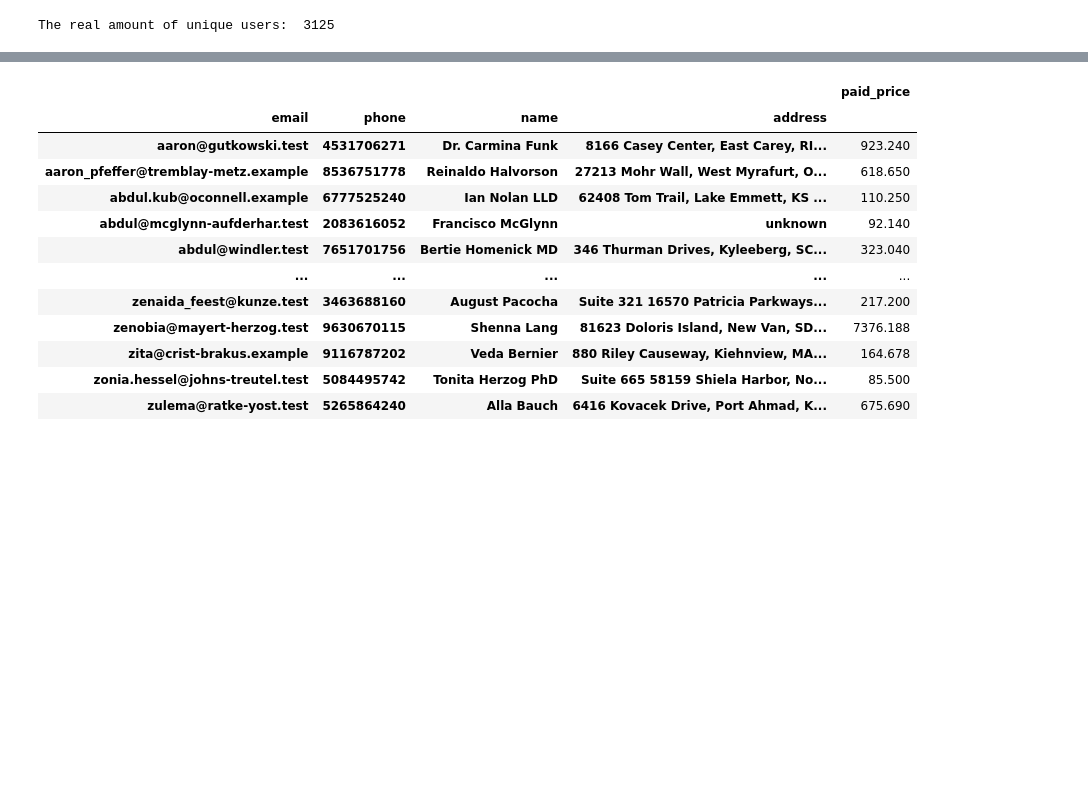
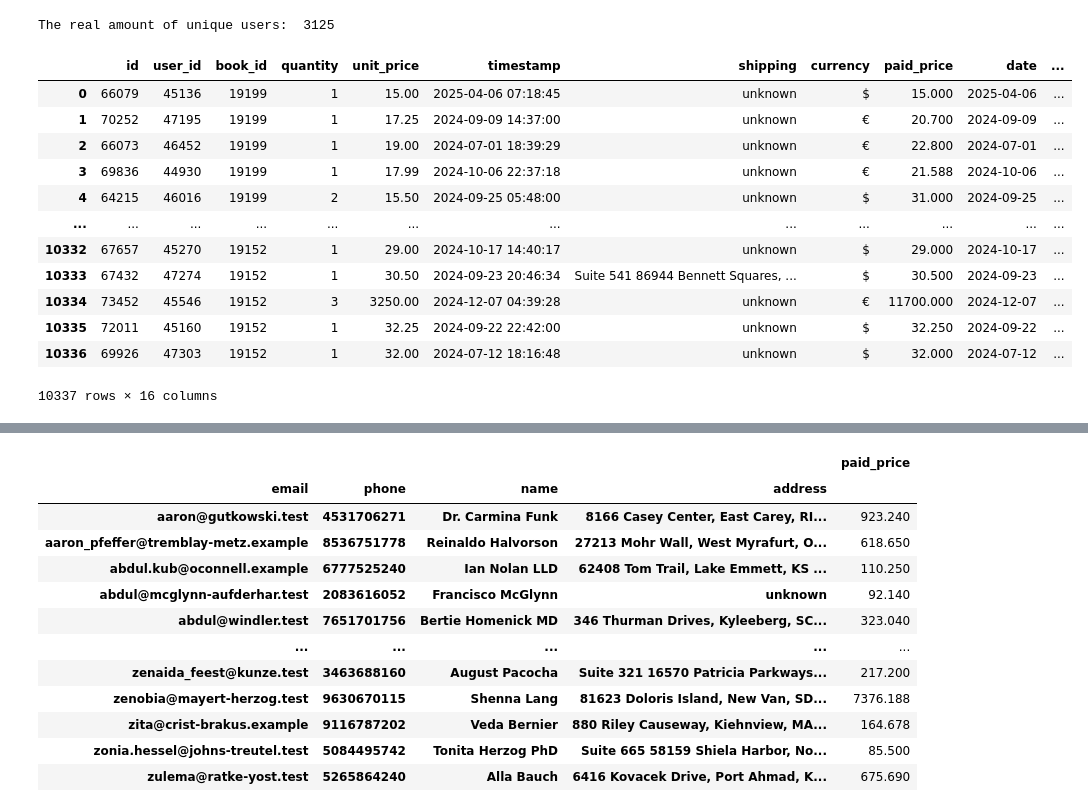
Before and after one commit to nadiia2302/etl-book-sales-analytics, a Jupyter notebook: data1_in_details.ipynb, the cells around one changed output, grey strips where cells are left out. Drawn from its saved outputs; the diff is of its cells as text; code cells hidden in the pictures; blank space fills up the shorter version.

```diff
--- a/data1_in_details.ipynb
+++ b/data1_in_details.ipynb
@@ -564,3 +562,20 @@ dtype: float64
 print("The real amount of unique users: ", len(users))
 # %% [output]
 The real amount of unique users:  3125
+# %%
+merged_books_orders = pd.merge(orders, books, left_on = 'book_id', right_on = ':id', how = 'right' )
+merged_books_orders
+# %% [output]
+|  | id | user_id | book_id | quantity | unit_price | timestamp | shipping | currency | paid_price | date | ... |
+| 0 | 66079 | 45136 | 19199 | 1 | 15.00 | 2025-04-06 07:18:45 | unknown | $ | 15.000 | 2025-04-06 | ... |
+| 1 | 70252 | 47195 | 19199 | 1 | 17.25 | 2024-09-09 14:37:00 | unknown | € | 20.700 | 2024-09-09 | ... |
+| 2 | 66073 | 46452 | 19199 | 1 | 19.00 | 2024-07-01 18:39:29 | unknown | € | 22.800 | 2024-07-01 | ... |
+| 3 | 69836 | 44930 | 19199 | 1 | 17.99 | 2024-10-06 22:37:18 | unknown | € | 21.588 | 2024-10-06 | ... |
+| 4 | 64215 | 46016 | 19199 | 2 | 15.50 | 2024-09-25 05:48:00 | unknown | $ | 31.000 | 2024-09-25 | ... |
+| ... | ... | ... | ... | ... | ... | ... | ... | ... | ... | ... | ... |
+| 10332 | 67657 | 45270 | 19152 | 1 | 29.00 | 2024-10-17 14:40:17 | unknown | $ | 29.000 | 2024-10-17 | ... |
+| 10333 | 67432 | 47274 | 19152 | 1 | 30.50 | 2024-09-23 20:46:34 | Suite 541 86944 Bennett Squares, ... | $ | 30.500 | 2024-09-23 | ... |
+| 10334 | 73452 | 45546 | 19152 | 3 | 3250.00 | 2024-12-07 04:39:28 | unknown | € | 11700.000 | 2024-12-07 | ... |
+| 10335 | 72011 | 45160 | 19152 | 1 | 32.25 | 2024-09-22 22:42:00 | unknown | $ | 32.250 | 2024-09-22 | ... |
+| 10336 | 69926 | 47303 | 19152 | 1 | 32.00 | 2024-07-12 18:16:48 | unknown | $ | 32.000 | 2024-07-12 | ... |
+10337 rows × 16 columns
```
Also changed, not shown: parts of 9 cells of this notebook.
